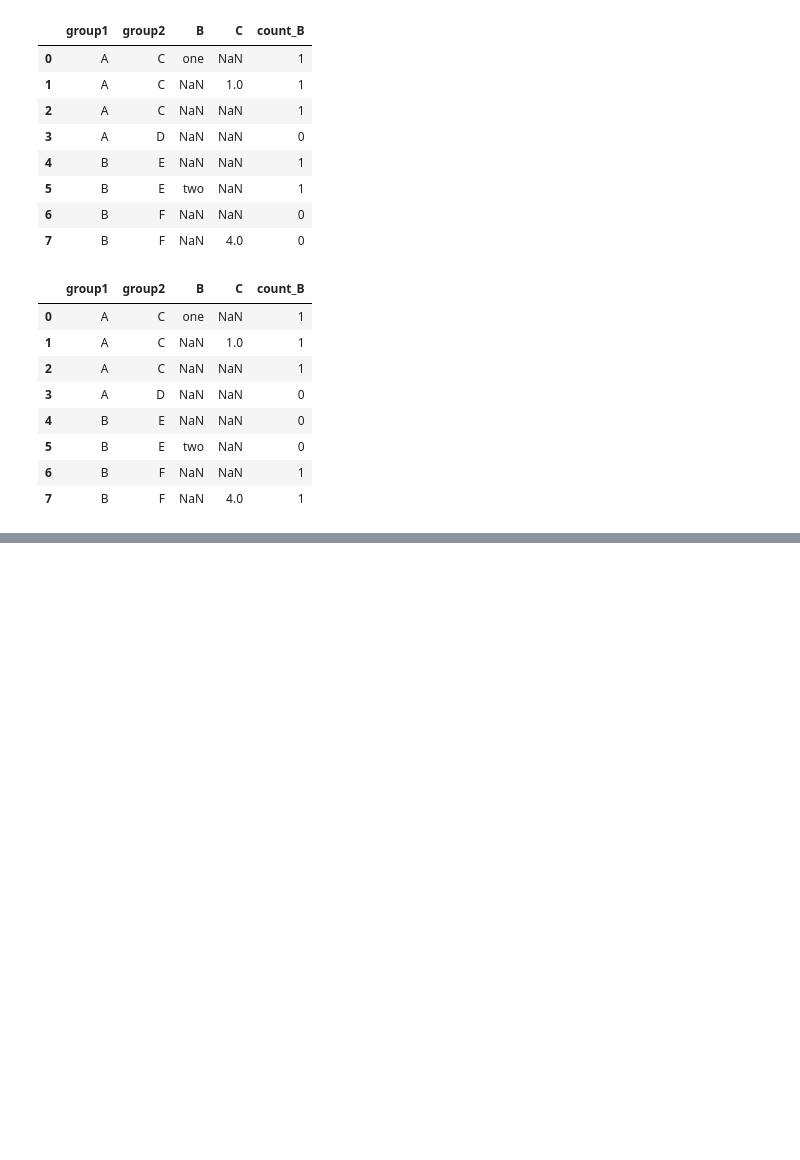
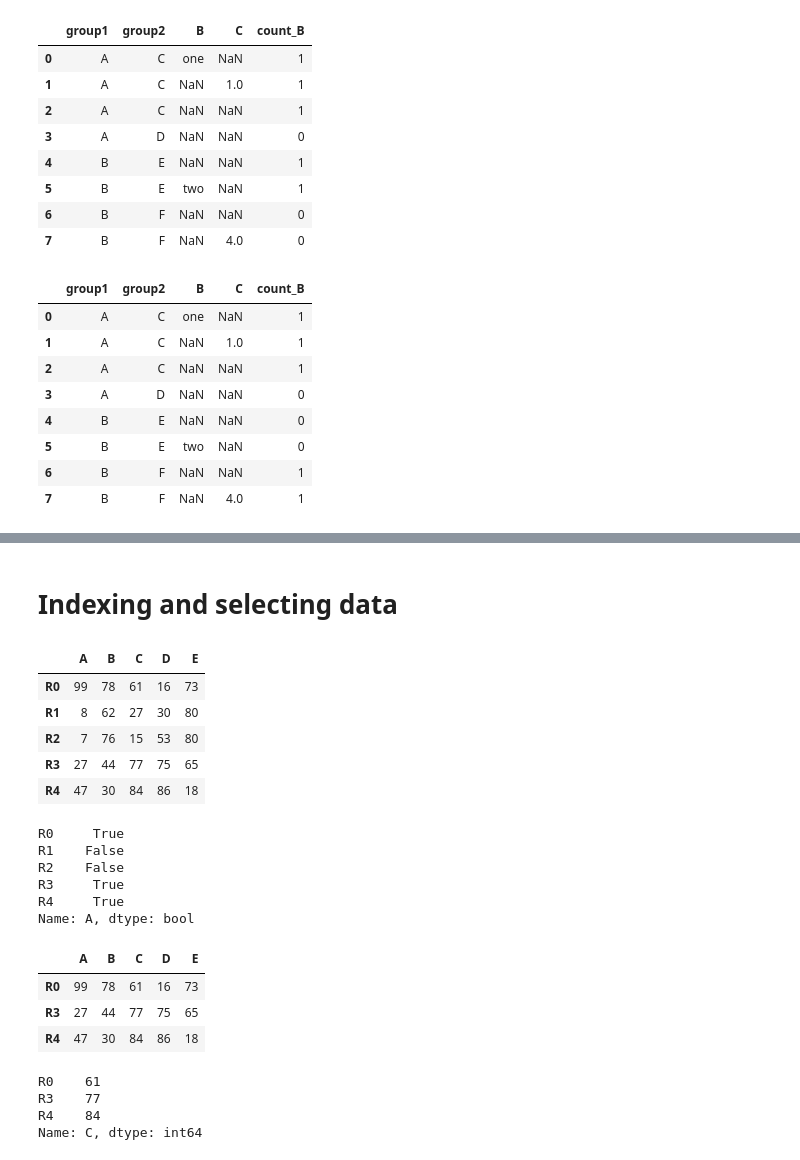
Before and after one commit to sonichandni/Pandas-practice, a Jupyter notebook: panda.ipynb, the cells around one changed output, grey strips where cells are left out. Saved outputs shown, nothing was run; the diff lists cells and outputs as text; code cells hidden in the pictures; blank space fills up the shorter version.

```diff
--- a/panda.ipynb
+++ b/panda.ipynb
@@ -398,0 +479,38 @@ df
+# %% [markdown]
+# **Indexing and selecting data**
+# %%
+np.random.seed(5)
+df = pd.DataFrame(np.random.randint(100, size=(5, 5)), columns = list("ABCDE"),
+                  index = ["R" + str(i) for i in range(5)])
+df
+# %% [output]
+|  | A | B | C | D | E |
+| R0 | 99 | 78 | 61 | 16 | 73 |
+| R1 | 8 | 62 | 27 | 30 | 80 |
+| R2 | 7 | 76 | 15 | 53 | 80 |
+| R3 | 27 | 44 | 77 | 75 | 65 |
+| R4 | 47 | 30 | 84 | 86 | 18 |
+# %%
+mask = df['A'] > 10
+mask
+# %% [output]
+R0     True
+R1    False
+R2    False
+R3     True
+R4     True
+Name: A, dtype: bool
+# %%
+(df[mask])
+# %% [output]
+|  | A | B | C | D | E |
+| R0 | 99 | 78 | 61 | 16 | 73 |
+| R3 | 27 | 44 | 77 | 75 | 65 |
+| R4 | 47 | 30 | 84 | 86 | 18 |
+# %%
+(df.loc[mask, 'C'])
+# %% [output]
+R0    61
+R3    77
+R4    84
+Name: C, dtype: int64
```
Also changed, not shown: parts of 13 cells of this notebook.
